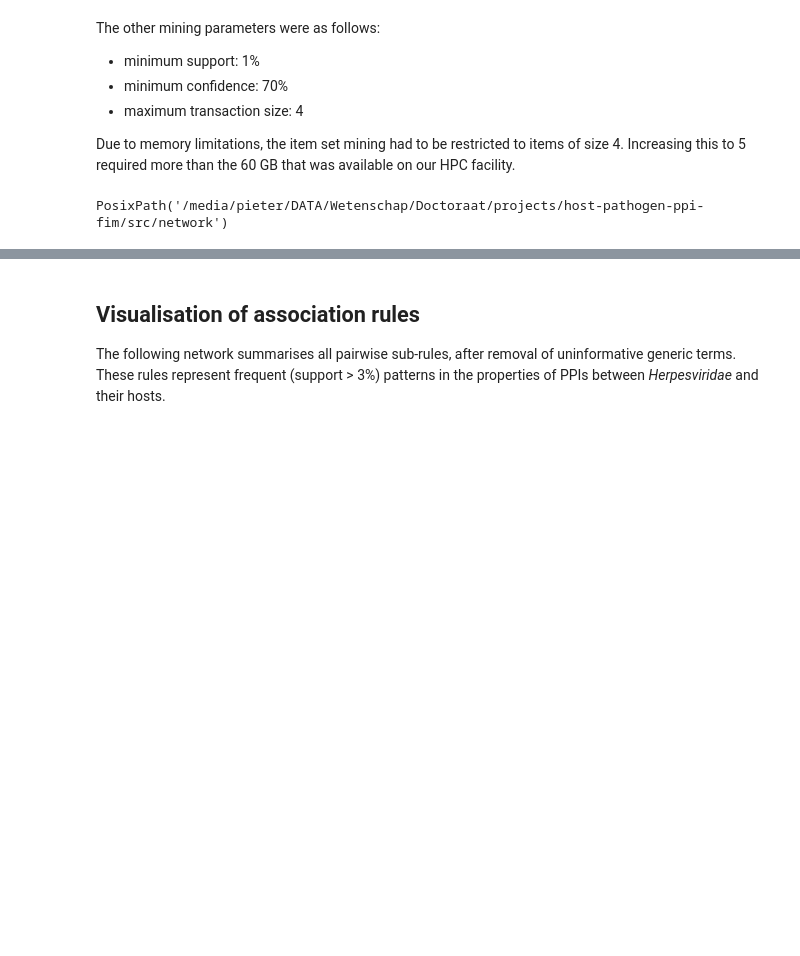
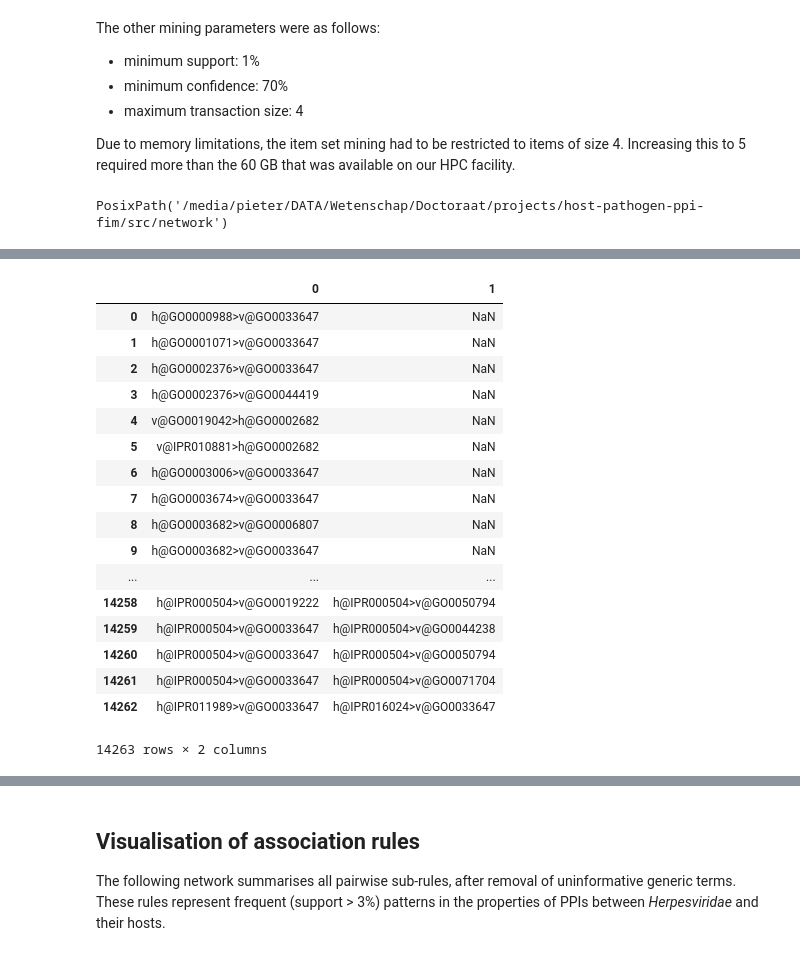
Before and after one commit to pmoris/host-pathogen-ppi-analysis, a Jupyter notebook: notebooks/Host-pathogen PPI meta mining.ipynb, the cells around one changed output, grey strips where cells are left out. Saved outputs shown, nothing was run; the diff lists cells and outputs as text; code cells hidden in the pictures; blank space fills up the shorter version.

```diff
--- a/notebooks/Host-pathogen PPI meta mining.ipynb
+++ b/notebooks/Host-pathogen PPI meta mining.ipynb
@@ -570,3 +612,24 @@ rules = pd.read_csv(r'/media/pieter/DATA/Wetenschap/Doctoraat/projects/host-path
+# %%
+rules['pairwise_list'].apply()
+# %% [output]
+|  | 0 | 1 |
+| 0 | h@GO0000988>v@GO0033647 | NaN |
+| 1 | h@GO0001071>v@GO0033647 | NaN |
+| 2 | h@GO0002376>v@GO0033647 | NaN |
+| 3 | h@GO0002376>v@GO0044419 | NaN |
+| 4 | v@GO0019042>h@GO0002682 | NaN |
+| 5 | v@IPR010881>h@GO0002682 | NaN |
+| 6 | h@GO0003006>v@GO0033647 | NaN |
+| 7 | h@GO0003674>v@GO0033647 | NaN |
+| 8 | h@GO0003682>v@GO0006807 | NaN |
+| 9 | h@GO0003682>v@GO0033647 | NaN |
+| ... | ... | ... |
+| 14258 | h@IPR000504>v@GO0019222 | h@IPR000504>v@GO0050794 |
+| 14259 | h@IPR000504>v@GO0033647 | h@IPR000504>v@GO0044238 |
+| 14260 | h@IPR000504>v@GO0033647 | h@IPR000504>v@GO0050794 |
+| 14261 | h@IPR000504>v@GO0033647 | h@IPR000504>v@GO0071704 |
+| 14262 | h@IPR011989>v@GO0033647 | h@IPR016024>v@GO0033647 |
+14263 rows × 2 columns
 # %%
 rules
 # %% [output]
```
Also changed, not shown: parts of 15 cells of this notebook.
